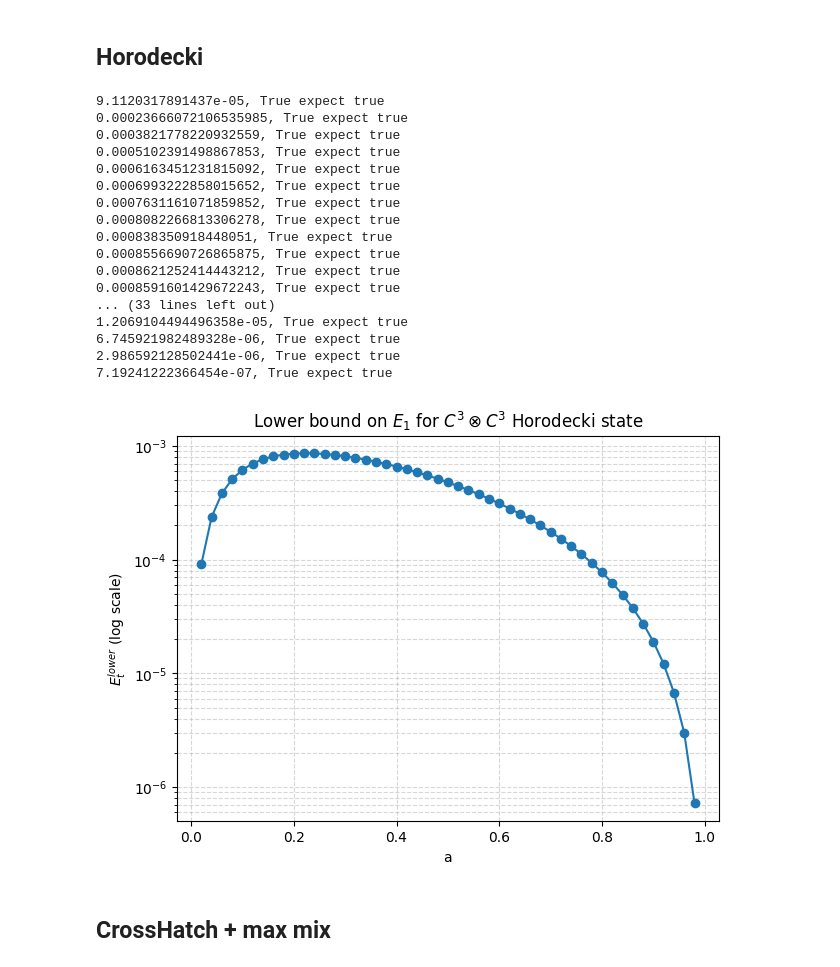
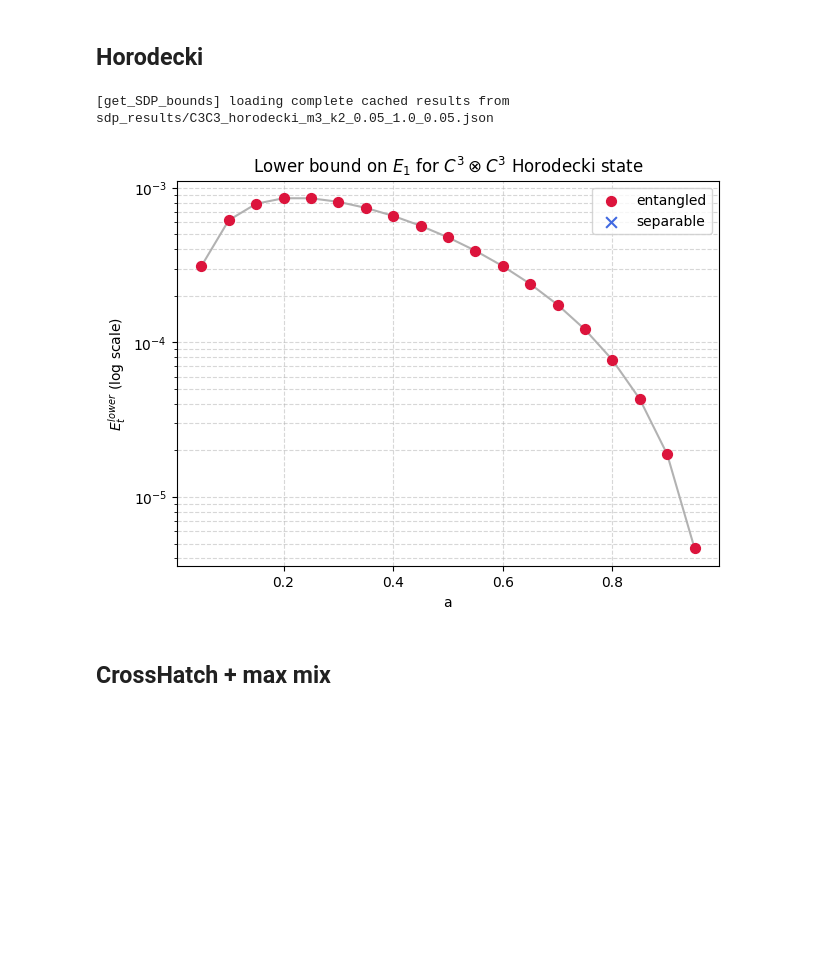
Before and after one commit to AVlyx/QuantifyingSchmidtNumber, a Jupyter notebook: sdp_1.ipynb, the cells around one changed output. Drawn from its saved outputs; the diff is of its cells as text; code cells hidden in the pictures; blank space fills up the shorter version.

Commit message:
generators are cleaner

```diff
--- a/sdp_1.ipynb
+++ b/sdp_1.ipynb
@@ -142,54 +379,16 @@ print(f"{obj}, {obj > SDP_TOL} expect true")
 0.07342465936426841, True expect true
 # %% [markdown]
 ## Horodecki
-# %%
-import matplotlib.pyplot as plt
-
-a_vals = []
-Etl_vals = []
-
-n = 50
-for i in tqdm(range(1, n)):
-    a = i/n
-    # if a == 0:
-    #     a = 0.01
-    # if a == 1:
-    #     a = 0.99
-    state = C3C3_horodecki(a)
-    obj, omega_sym = SDP(antiSymProjector(2), state, m, m)
-    Etl = E_t_lowerk2(2, 1, obj)
-    if obj > SDP_TOL:
-        print(f"{obj}, {obj > SDP_TOL} expect true")
-
-    a_vals.append(a)
-    Etl_vals.append(Etl)
-
-plt.figure(figsize=(7, 5))
-plt.plot(a_vals, Etl_vals, marker='o')
-plt.yscale('log')
-plt.xlabel('a')
-plt.ylabel('$E_{t}^{lower}$ (log scale)')
-plt.title('Lower bound on $E_1$ for $C^3 \\otimes C^3$ Horodecki state')
-plt.grid(True, which='both', ls='--', alpha=0.5)
-plt.show()
-# %% [output]
-9.1120317891437e-05, True expect true
-0.00023666072106535985, True expect true
-0.0003821778220932559, True expect true
-0.0005102391498867853, True expect true
-0.0006163451231815092, True expect true
-0.0006993222858015652, True expect true
-0.0007631161071859852, True expect true
-0.0008082266813306278, True expect true
-0.000838350918448051, True expect true
-0.0008556690726865875, True expect true
-0.0008621252414443212, True expect true
-0.0008591601429672243, True expect true
-... (33 lines left out)
-1.2069104494496358e-05, True expect true
-6.745921982489328e-06, True expect true
-2.986592128502441e-06, True expect true
-7.19241222366454e-07, True expect true
-[figure, removed]
+# %%
+horodecki_res = get_SDP_bounds(
+    m=3,
+    generator=C3C3_horodecki,
+    label="C3C3_horodecki",
+    param_range=(0.05, 1.0, 0.05),
+)
+plot_Etl_bounds(horodecki_res, 'Lower bound on $E_1$ for $C^3 \\otimes C^3$ Horodecki state', xlabel='a')
+# %% [output]
+[get_SDP_bounds] loading complete cached results from sdp_results/C3C3_horodecki_m3_k2_0.05_1.0_0.05.json
+[figure, added]
 # %% [markdown]
 ## CrossHatch + max mix
```
Also changed, not shown: parts of 18 cells of this notebook, 16 other files.
